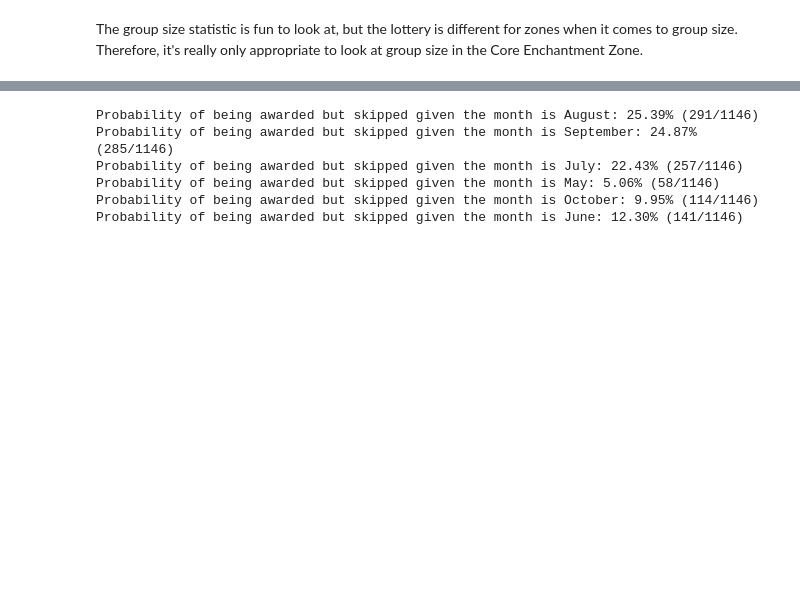
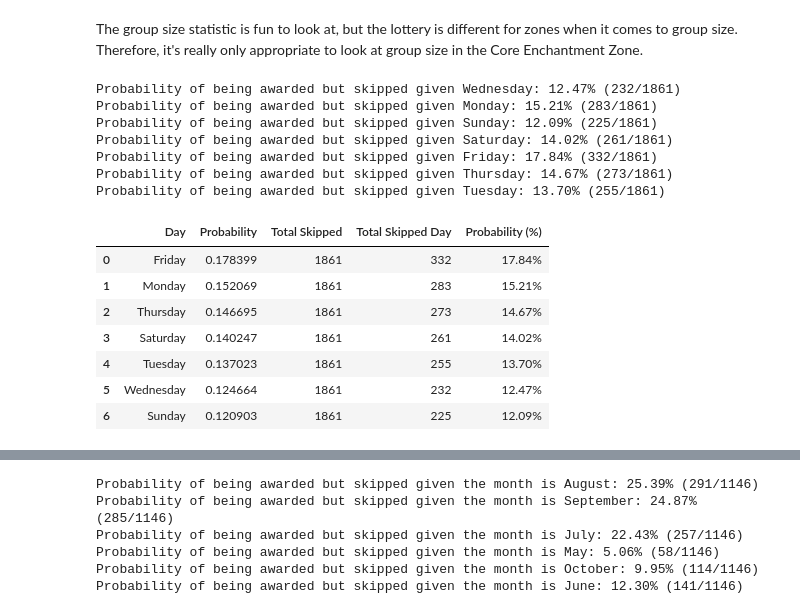
Before and after one commit to jarrett-retz-tech-services/enchantments_lottery, a Jupyter notebook: analysis.ipynb, the cells around one changed output, grey strips where cells are left out. Drawn from its saved outputs; the diff is of its cells as text; code cells hidden in the pictures; blank space fills up the shorter version.

```diff
--- a/analysis.ipynb
+++ b/analysis.ipynb
@@ -829,3 +829,59 @@ Probability of being awarded but skipped given the minimum acceptable group size
 | 7 | 7 | 0.012359 | 1861 | 23 | 1.24% |
 # %% [markdown]
 The group size statistic is fun to look at, but the lottery is different for zones when it comes to group size. Therefore, it's really only appropriate to look at group size in the Core Enchantment Zone.
+# %%
+prob_skipped_day = []
+
+for day in days_of_week:
+    day_filter = df_split_skipped["preferred_entry_date_day"] == day
+
+    day_data = df_split_skipped[day_filter]
+
+    total_day_skipped = len(day_data)
+
+    total_skipped = len(df_split_skipped)
+
+    prob_day_awarded_but_skipped = total_day_skipped / total_skipped
+
+    prob_skipped_day.append(
+        [
+            day,
+            prob_day_awarded_but_skipped,
+            total_skipped,
+            total_day_skipped,
+        ]
+    )
+
+    print(
+        f"Probability of being awarded but skipped given {day}: {prob_day_awarded_but_skipped:.2%} ({total_day_skipped}/{total_skipped})"
+    )
+
+# Create dataframe from list
+df_prob_skipped_day = zone_probabilities_to_crosstab(
+    prob_skipped_day,
+    [
+        "Day",
+        "Probability",
+        "Total Skipped",
+        "Total Skipped Day",
+    ],
+)
+
+# Show crosstab of the new dataframe
+df_prob_skipped_day
+# %% [output]
+Probability of being awarded but skipped given Wednesday: 12.47% (232/1861)
+Probability of being awarded but skipped given Monday: 15.21% (283/1861)
+Probability of being awarded but skipped given Sunday: 12.09% (225/1861)
+Probability of being awarded but skipped given Saturday: 14.02% (261/1861)
+Probability of being awarded but skipped given Friday: 17.84% (332/1861)
+Probability of being awarded but skipped given Thursday: 14.67% (273/1861)
+Probability of being awarded but skipped given Tuesday: 13.70% (255/1861)
+|  | Day | Probability | Total Skipped | Total Skipped Day | Probability (%) |
+| 0 | Friday | 0.178399 | 1861 | 332 | 17.84% |
+| 1 | Monday | 0.152069 | 1861 | 283 | 15.21% |
+| 2 | Thursday | 0.146695 | 1861 | 273 | 14.67% |
+| 3 | Saturday | 0.140247 | 1861 | 261 | 14.02% |
+| 4 | Tuesday | 0.137023 | 1861 | 255 | 13.70% |
+| 5 | Wednesday | 0.124664 | 1861 | 232 | 12.47% |
+| 6 | Sunday | 0.120903 | 1861 | 225 | 12.09% |
```
Also changed, not shown: parts of 14 cells of this notebook.
